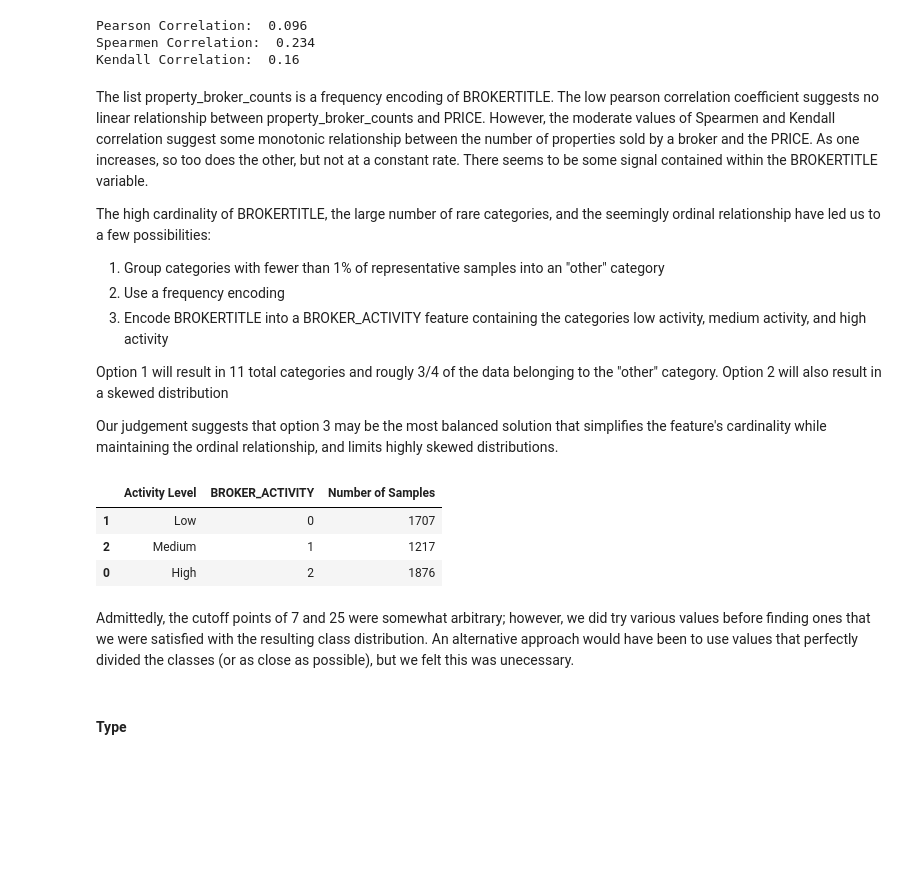
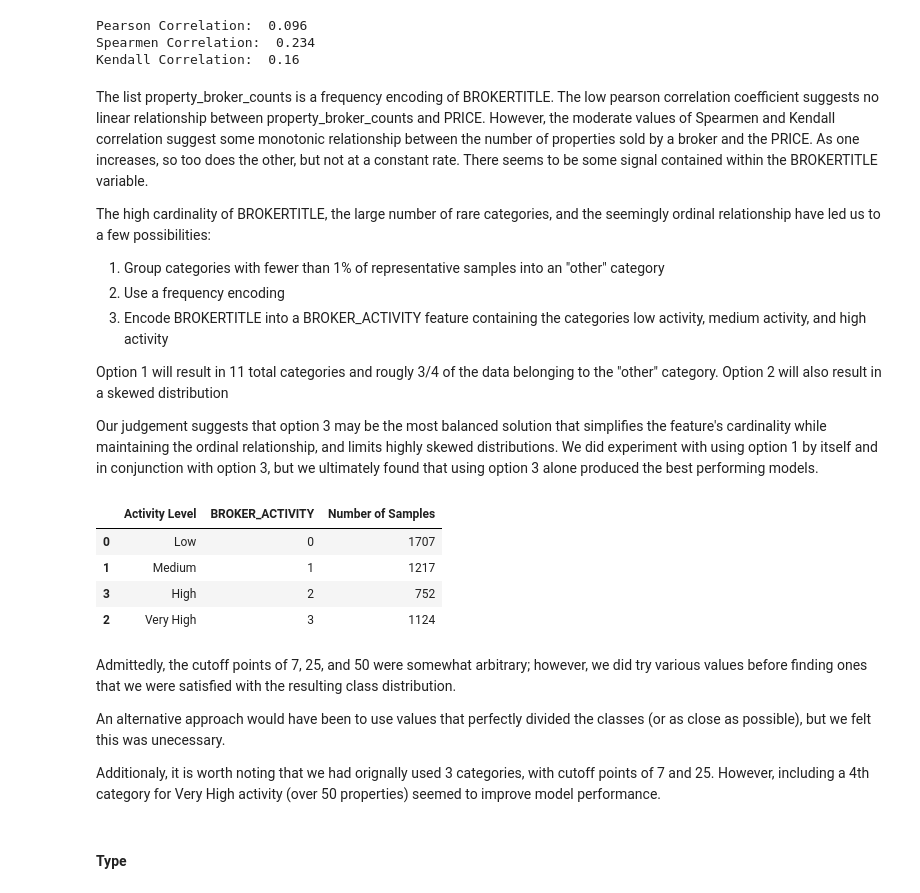
Before and after one commit to TrevorChartier/RealEstateRegression, a Jupyter notebook: RealEstateRegression.ipynb, the cells around one changed output. Cells and saved outputs as stored; diff of their text form; code cells hidden in the pictures; blank space fills up the shorter version.

```diff
--- a/RealEstateRegression.ipynb
+++ b/RealEstateRegression.ipynb
@@ -15,6 +15,8 @@ import seaborn as sns
 from scipy.spatial import cKDTree
 from geopy.distance import geodesic # may need to run pip install geopy
 import pandas.api.types as pd_types
+
+pd.set_option('display.max_rows', 10)
 # %% [markdown]
 ### Read In Dataset
 # %%
@@ -270,31 +276,38 @@ The high cardinality of BROKERTITLE, the large number of rare categories, and th
 Option 1 will result in 11 total categories and rougly 3/4 of the data belonging to the "other" category.
 Option 2 will also result in a skewed distribution
 
-Our judgement suggests that option 3 may be the most balanced solution that simplifies the feature's cardinality while maintaining the ordinal relationship, and limits highly skewed distributions.
+Our judgement suggests that option 3 may be the most balanced solution that simplifies the feature's cardinality while maintaining the ordinal relationship, and limits highly skewed distributions. We did experiment with using option 1 by itself and in conjunction with option 3, but we ultimately found that using option 3 alone produced the best performing models.
 # %%
+
 if "BROKER_ACTIVITY" not in house_df.columns:
     broker_counts[broker_counts < 7] = 0 # Brokers with fewer than 7 examples are considered low
-    broker_counts[(broker_counts <= 25) & (broker_counts >= 7)] = 1 # Brokers with between 7 and 25 are coonsidered medium
-    broker_counts[broker_counts > 25] = 2 # Brokers with more than 25 examples are considered high activity
+    broker_counts[(broker_counts <= 25) & (broker_counts >= 7)] = 1 # Brokers with between 7 and 25 are considered medium
+    broker_counts[(broker_counts > 25) & (broker_counts <= 50)] = 2 # Brokers between 25 and 50 are considered high
+    broker_counts[(broker_counts > 50)] = 3 # Brokers over 50 considered very high
 
     house_df["BROKER_ACTIVITY"] = house_df["BROKERTITLE"].map(broker_counts)
-    house_df.drop("BROKERTITLE", axis=1, inplace=True)
+    drop_column("BROKERTITLE")
 
 # Output distribution of categories
 df = pd.DataFrame(house_df["BROKER_ACTIVITY"].value_counts())
 df.reset_index(inplace=True)
 df.columns = ["BROKER_ACTIVITY", "Number of Samples"]
 df = df.sort_values(by="BROKER_ACTIVITY")
-df["Activity Level"] = ['Low', 'Medium', 'High']
+df["Activity Level"] = ['Low', 'Medium', 'High', "Very High"]
 df = df[["Activity Level", "BROKER_ACTIVITY", "Number of Samples"]]
 df
 # %% [output]
 |  | Activity Level | BROKER_ACTIVITY | Number of Samples |
-| 1 | Low | 0 | 1707 |
-| 2 | Medium | 1 | 1217 |
-| 0 | High | 2 | 1876 |
+| 0 | Low | 0 | 1707 |
+| 1 | Medium | 1 | 1217 |
+| 3 | High | 2 | 752 |
+| 2 | Very High | 3 | 1124 |
 # %% [markdown]
-Admittedly, the cutoff points of 7 and 25 were somewhat arbitrary; however, we did try various values before finding ones that we were satisfied with the resulting class distribution. An alternative approach would have been to use values that perfectly divided the classes (or as close as possible), but we felt this was unecessary.
+Admittedly, the cutoff points of 7, 25, and 50 were somewhat arbitrary; however, we did try various values before finding ones that we were satisfied with the resulting class distribution.
+
+An alternative approach would have been to use values that perfectly divided the classes (or as close as possible), but we felt this was unecessary.
+
+Additionaly, it is worth noting that we had orignally used 3 categories, with cutoff points of 7 and 25. However, including a 4th category for Very High activity (over 50 properties) seemed to improve model performance.
 # %% [markdown]
 #### Type
 # %%
```
Also changed, not shown: parts of 27 cells of this notebook.
